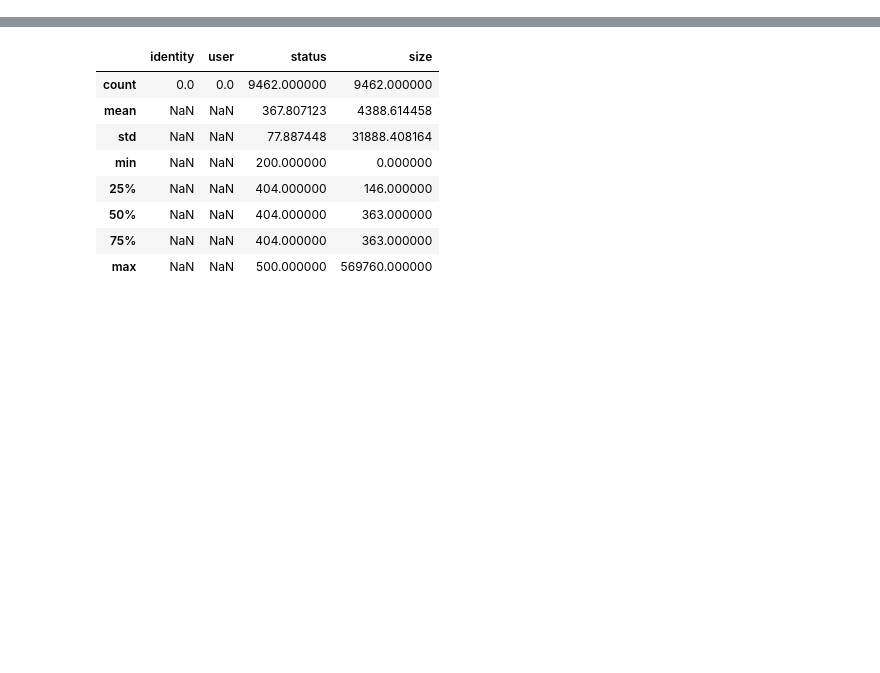
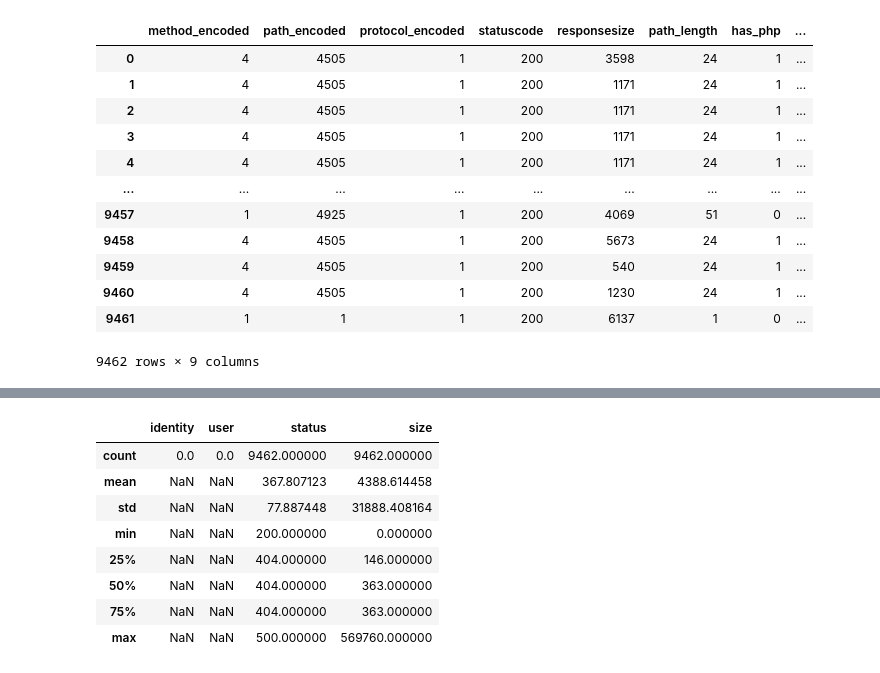
Before and after one commit to SlimTimster/IDSAlertCorrelaction_CySec_MasterThesis, a Jupyter notebook: intranet-access-log_Training.ipynb, the cells around one changed output, grey strips where cells are left out. Drawn from its saved outputs; the diff is of its cells as text; code cells hidden in the pictures; blank space fills up the shorter version.

```diff
--- a/intranet-access-log_Training.ipynb
+++ b/intranet-access-log_Training.ipynb
@@ -36,0 +95,14 @@ df_raw.head()
+# %%
+# Change object types to strings
+
+df_raw['ip'] = df_raw['ip'].astype(str)
+df_raw['timestamp'] = df_raw['timestamp'].astype(str)
+df_raw['requestmethod'] = df_raw['requestmethod'].astype(str)
+df_raw['referrer'] = df_raw['referrer'].astype(str)
+df_raw['user_agent'] = df_raw['user_agent'].astype(str)
+df_raw['method'] = df_raw['method'].astype(str)
+df_raw['path'] = df_raw['path'].astype(str)
+df_raw['protocol'] = df_raw['protocol'].astype(str)
+
+# Drop username and logname (never used)
+df_raw.drop(['username', 'logname'], axis=1, inplace=True)
@@ -36,0 +129,18 @@ df_raw.head()
+# %%
+df_features, encoders = extract_features(df_raw)
+
+df_features
+# %% [output]
+|  | method_encoded | path_encoded | protocol_encoded | statuscode | responsesize | path_length | has_php | ... |
+| 0 | 4 | 4505 | 1 | 200 | 3598 | 24 | 1 | ... |
+| 1 | 4 | 4505 | 1 | 200 | 1171 | 24 | 1 | ... |
+| 2 | 4 | 4505 | 1 | 200 | 1171 | 24 | 1 | ... |
+| 3 | 4 | 4505 | 1 | 200 | 1171 | 24 | 1 | ... |
+| 4 | 4 | 4505 | 1 | 200 | 1171 | 24 | 1 | ... |
+| ... | ... | ... | ... | ... | ... | ... | ... | ... |
+| 9457 | 1 | 4925 | 1 | 200 | 4069 | 51 | 0 | ... |
+| 9458 | 4 | 4505 | 1 | 200 | 5673 | 24 | 1 | ... |
+| 9459 | 4 | 4505 | 1 | 200 | 540 | 24 | 1 | ... |
+| 9460 | 4 | 4505 | 1 | 200 | 1230 | 24 | 1 | ... |
+| 9461 | 1 | 1 | 1 | 200 | 6137 | 1 | 0 | ... |
+9462 rows × 9 columns
```
Also changed, not shown: parts of 16 cells of this notebook, 1 other file.
